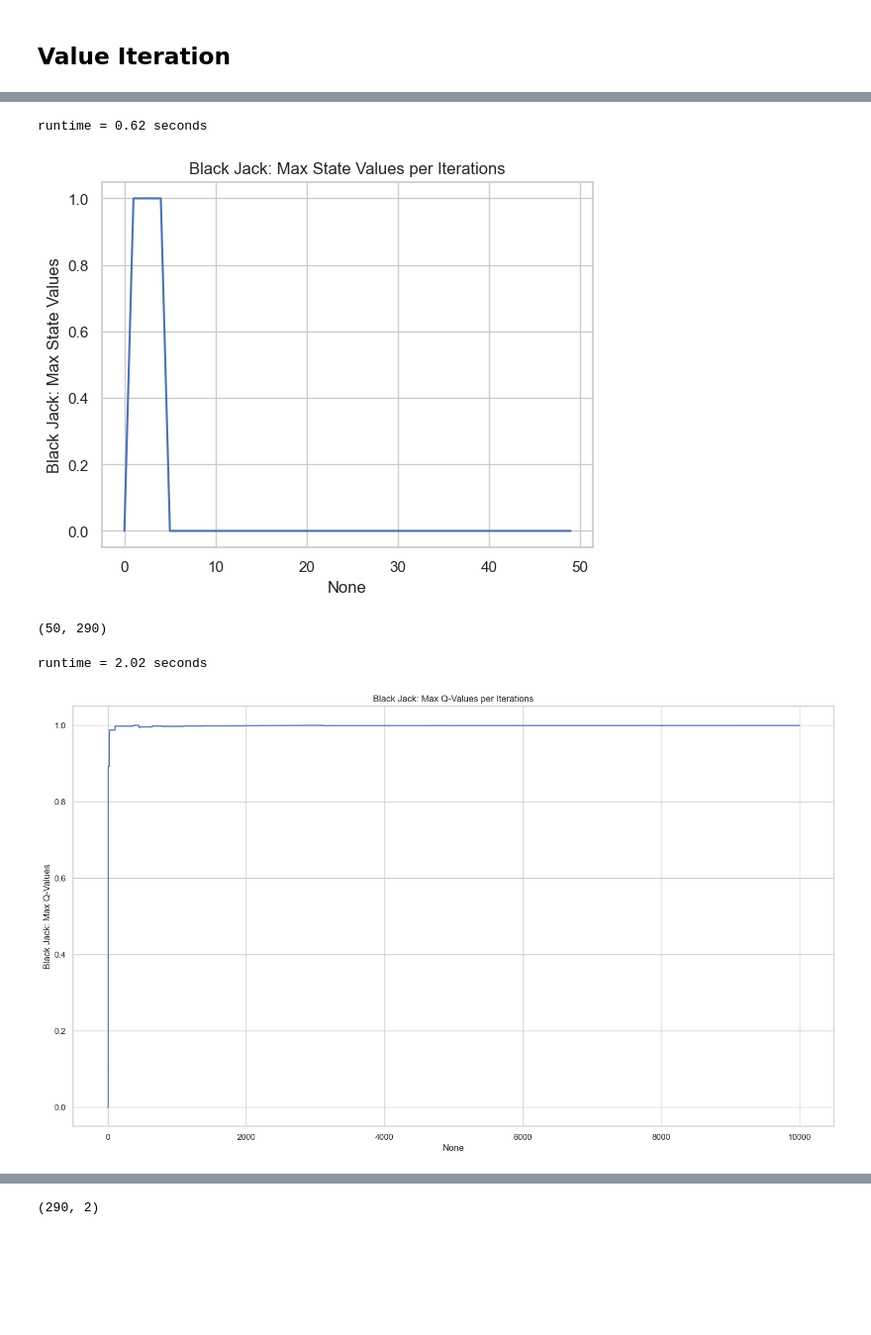
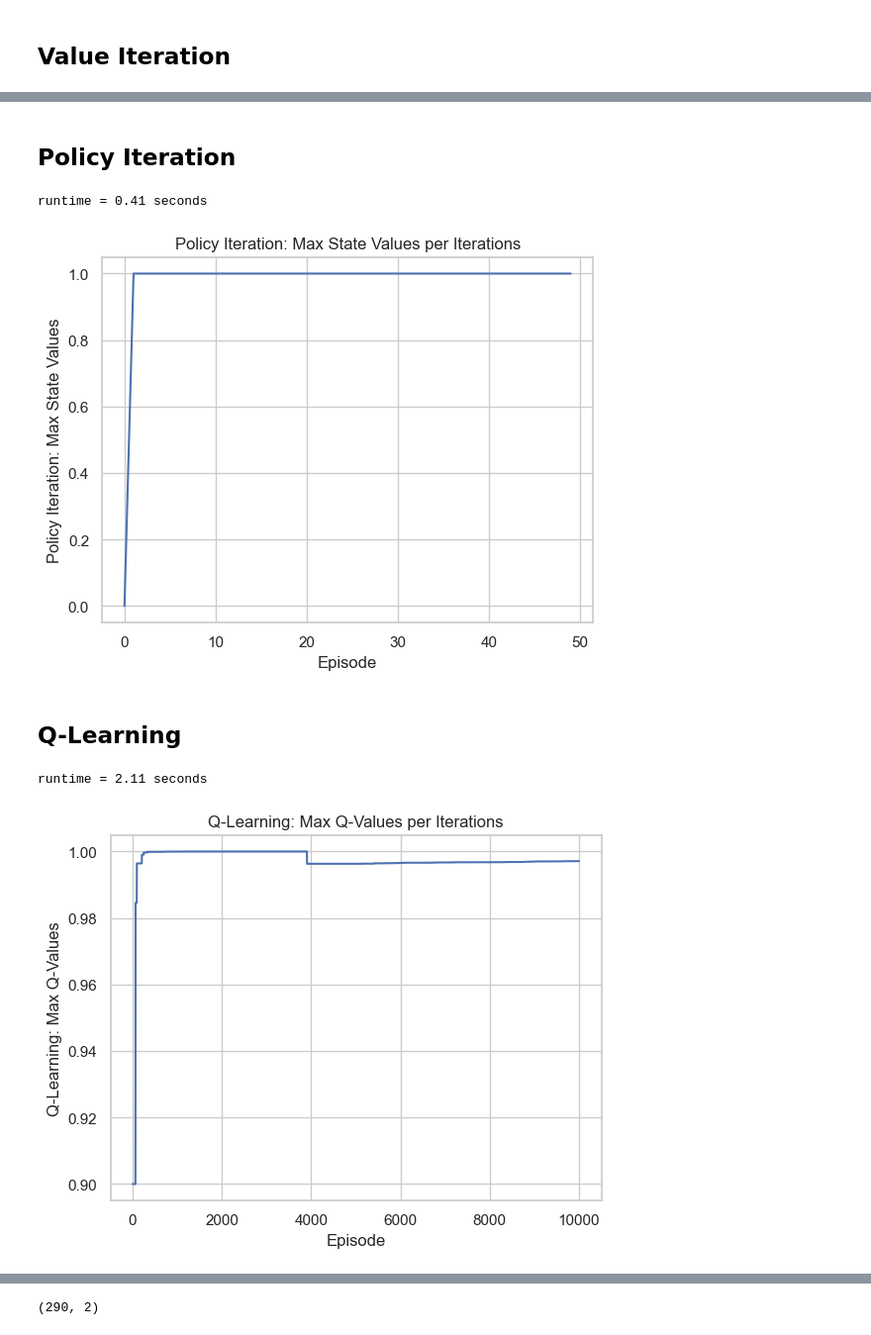
Before and after one commit to lboadi2/machine_learning, a Jupyter notebook: 4_reinforcement_learning/blackjack.ipynb, the cells around one changed output, grey strips where cells are left out. Shown at 99% size. Drawn from its saved outputs; the diff is of its cells as text; code cells hidden in the pictures; blank space fills up the shorter version.

```diff
--- a/4_reinforcement_learning/blackjack.ipynb
+++ b/4_reinforcement_learning/blackjack.ipynb
@@ -134,9 +136,11 @@ class Plots:
     def v_iters_plot(data, label):
         df = pd.DataFrame(data=data)
         df.columns = [label]
-        sns.set_theme(style="whitegrid")
+        # sns.set_theme(style="whitegrid")
         title = label + " per Iterations"
-        sns.lineplot(x=df.index, y=label, data=df).set_title(title)
+        ax = sns.lineplot(x=df.index, y=label, data=df)
+        ax.set_title(title)
+        ax.set(xlabel='Episode')
         plt.show()
 # %% [markdown]
 ## Value Iteration
@@ -152,22 +156,22 @@ runtime = 0.02 seconds
+# %% [markdown]
+## Policy Iteration
 # %%
-V, V_track, pi, conv_track = Planner(blackjack.P).policy_iteration()
+V, V_track, pi, conv_track = Planner(blackjack.P).policy_iteration(gamma=0.5)
 max_value_per_iter = np.amax(V_track, axis=1)
-Plots.v_iters_plot(max_value_per_iter, "Black Jack: Max State Values")
+Plots.v_iters_plot(max_value_per_iter, "Policy Iteration: Max State Values")
 # %% [output]
-runtime = 0.62 seconds
+runtime = 0.41 seconds
-[figure, old version]
+[figure, new version]
-# %%
-V_track.shape
-# %% [output]
-(50, 290)
+# %% [markdown]
+## Q-Learning
 # %%
 Q, V, pi, Q_track, pi_track = RL(blackjack.env).\
     q_learning(blackjack.n_states, blackjack.n_actions,
-                blackjack.convert_state_obs, init_alpha=0.9)
+                blackjack.convert_state_obs, init_alpha=0.9, gamma=0.5)
 
 max_q_value_per_iter = np.amax(np.amax(Q_track, axis=2), axis=1)
 
-Plots.v_iters_plot(max_q_value_per_iter, "Black Jack: Max Q-Values")
+Plots.v_iters_plot(max_q_value_per_iter, "Q-Learning: Max Q-Values")
 # %% [output]
-runtime = 2.02 seconds
+runtime = 2.11 seconds
-[figure, old version]
+[figure, new version]
```
Also changed, not shown: parts of 5 cells of this notebook, 2 other files.
